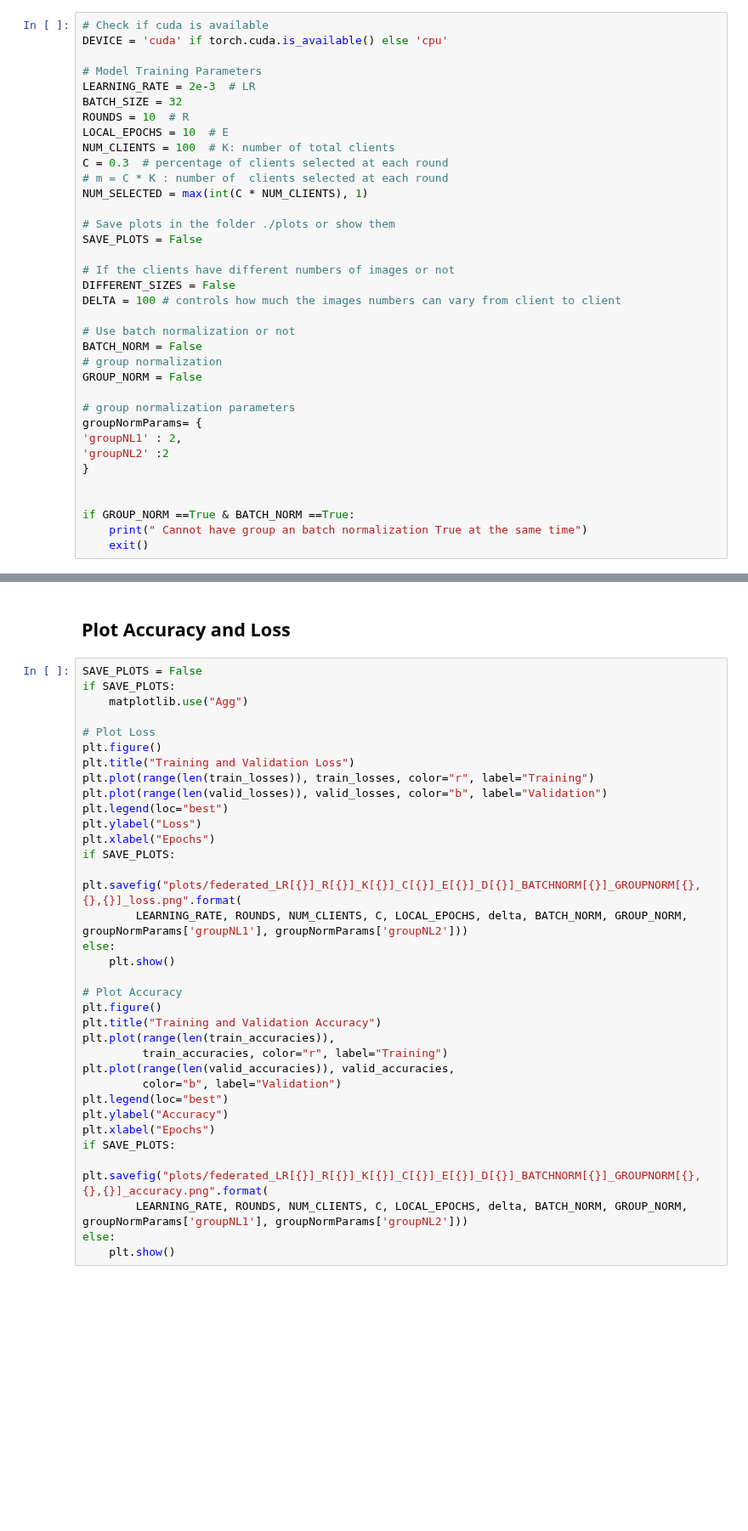
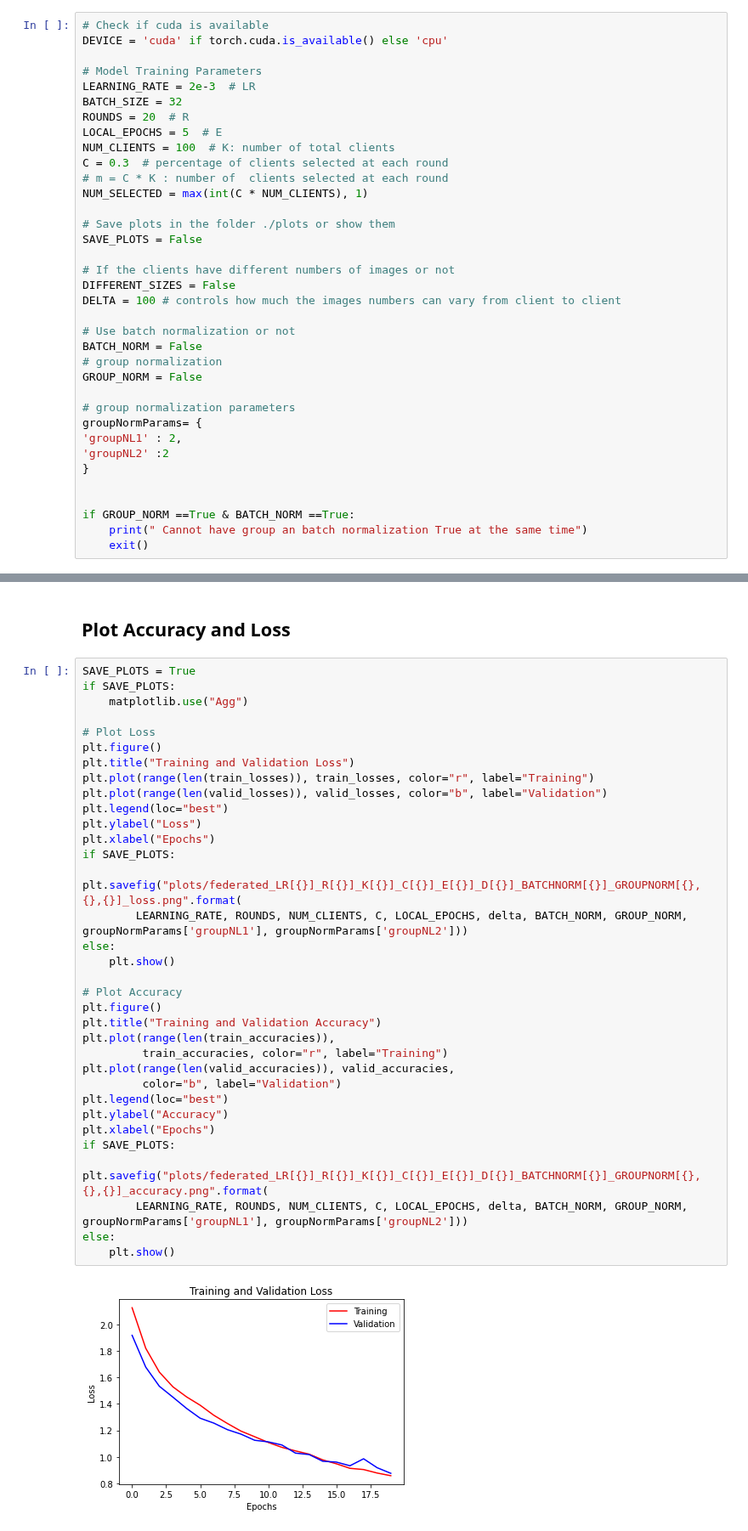
Before and after one commit to thebouda/AMLProject, a Jupyter notebook: federatedv2.ipynb, the cells around one changed output, grey strips where cells are left out. Shown at 85% size. Cells and saved outputs as stored; diff of their text form; blank space fills up the shorter version.

Commit message:
feat:federated_LR[0.002]_R[20]_K[100]_C[0.3]_E[5]_D[-1]_BATCHNORM[False]_GROUPNORM[False,2,2]

```diff
--- a/federatedv2.ipynb
+++ b/federatedv2.ipynb
@@ -20,8 +20,8 @@ DEVICE = 'cuda' if torch.cuda.is_available() else 'cpu'
 # Model Training Parameters
 LEARNING_RATE = 2e-3  # LR
 BATCH_SIZE = 32
-ROUNDS = 10  # R
-LOCAL_EPOCHS = 10  # E
+ROUNDS = 20  # R
+LOCAL_EPOCHS = 5  # E
 NUM_CLIENTS = 100  # K: number of total clients
 C = 0.3  # percentage of clients selected at each round
 # m = C * K : number of  clients selected at each round
@@ -318,36 +339,38 @@ centralizedModel, federatedModels, optimizers, (train_losses, valid_losses), (tr
 # %% [markdown]
 ## Plot Accuracy and Loss
 # %%
-SAVE_PLOTS = False
+SAVE_PLOTS = True
 if SAVE_PLOTS:
     matplotlib.use("Agg")
 
 # Plot Loss
 plt.figure()
 plt.title("Training and Validation Loss")
 plt.plot(range(len(train_losses)), train_losses, color="r", label="Training")
 plt.plot(range(len(valid_losses)), valid_losses, color="b", label="Validation")
 plt.legend(loc="best")
 plt.ylabel("Loss")
 plt.xlabel("Epochs")
 if SAVE_PLOTS:
     plt.savefig("plots/federated_LR[{}]_R[{}]_K[{}]_C[{}]_E[{}]_D[{}]_BATCHNORM[{}]_GROUPNORM[{},{},{}]_loss.png".format(
         LEARNING_RATE, ROUNDS, NUM_CLIENTS, C, LOCAL_EPOCHS, delta, BATCH_NORM, GROUP_NORM, groupNormParams['groupNL1'], groupNormParams['groupNL2']))
 else:
     plt.show()
 
 # Plot Accuracy
 plt.figure()
 plt.title("Training and Validation Accuracy")
 plt.plot(range(len(train_accuracies)),
          train_accuracies, color="r", label="Training")
 plt.plot(range(len(valid_accuracies)), valid_accuracies,
          color="b", label="Validation")
 plt.legend(loc="best")
 plt.ylabel("Accuracy")
 plt.xlabel("Epochs")
 if SAVE_PLOTS:
     plt.savefig("plots/federated_LR[{}]_R[{}]_K[{}]_C[{}]_E[{}]_D[{}]_BATCHNORM[{}]_GROUPNORM[{},{},{}]_accuracy.png".format(
         LEARNING_RATE, ROUNDS, NUM_CLIENTS, C, LOCAL_EPOCHS, delta, BATCH_NORM, GROUP_NORM, groupNormParams['groupNL1'], groupNormParams['groupNL2']))
 else:
     plt.show()
+# %% [output]
+[figure, added]
```
Also changed, not shown: parts of 2 cells of this notebook, 2 other files.
